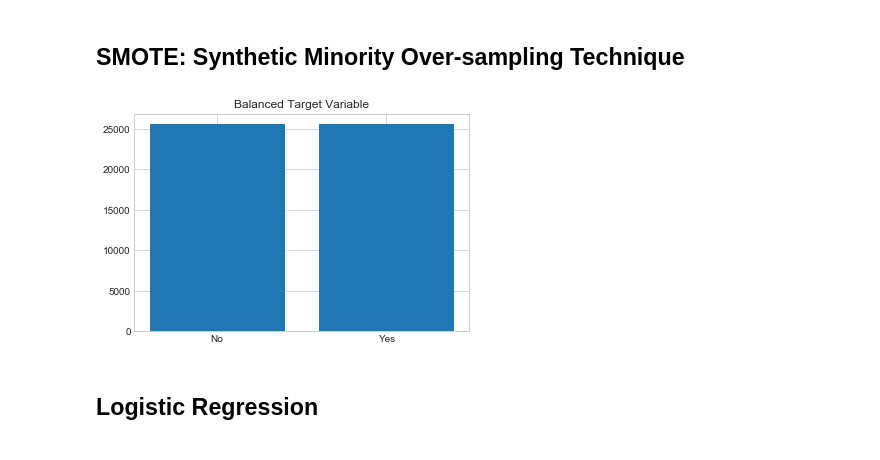
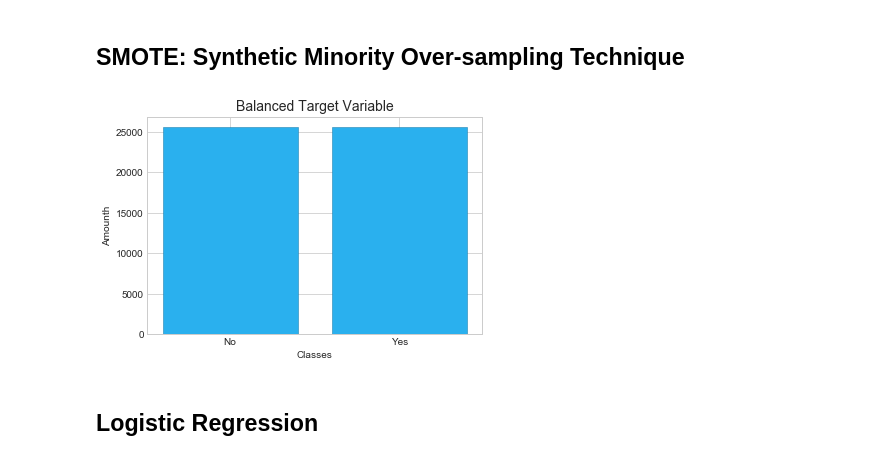
Before and after one commit to arseniyturin/dsc-3-final-project-online-ds-sp-000, a Jupyter notebook: Project 3 Student.ipynb, the cells around one changed output. Cells and saved outputs as stored; diff of their text form; code cells hidden in the pictures.

```diff
--- a/Project 3 Student.ipynb
+++ b/Project 3 Student.ipynb
@@ -369,11 +381,13 @@ smote = SMOTE(random_state=0)
 # %%
 X_res, y_res = smote.fit_resample(X_train, y_train)
 # %%
-plt.bar(['No','Yes'], [sum(y_res), len(y_res)-sum(y_res)])
-plt.title('Balanced Target Variable')
+plt.bar(['No','Yes'], [sum(y_res), len(y_res)-sum(y_res)], facecolor = '#2ab0ee', edgecolor='#167aaa', linewidth=0.5)
+plt.title('Balanced Target Variable', fontsize=14)
+plt.xlabel('Classes')
+plt.ylabel('Amounth')
 plt.show()
 # %% [output]
-[figure, old version]
+[figure, new version]
 # %% [markdown]
 ## Logistic Regression
 # %% [markdown]
```
Also changed, not shown: parts of 4 cells of this notebook, 1 other file.
